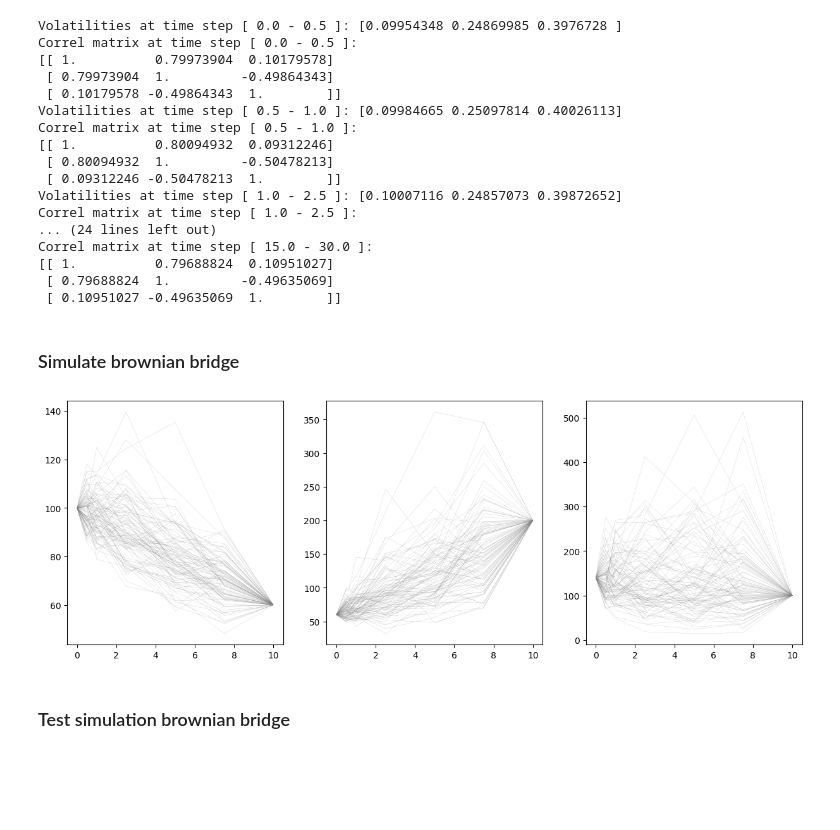
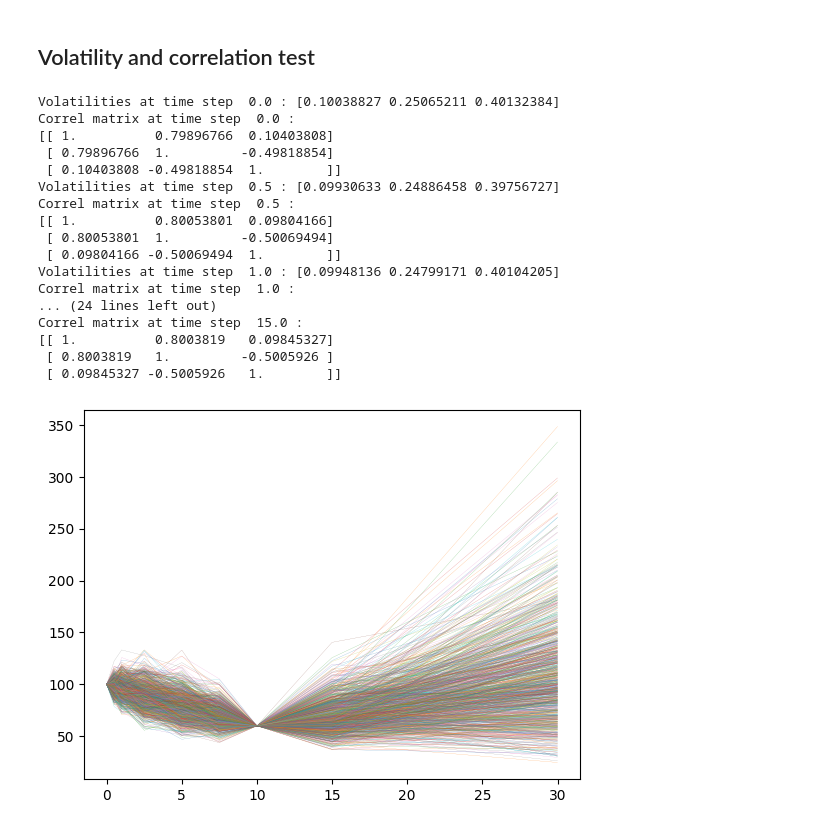
Before and after one commit to Lolillosky/PHD_CVA, a Jupyter notebook: NOTEBOOKS/PaperNotebooks/PaperResults.ipynb, the cells around one changed output. Saved outputs shown, nothing was run; the diff lists cells and outputs as text; code cells hidden in the pictures; blank space fills up the shorter version.

```diff
--- a/NOTEBOOKS/PaperNotebooks/PaperResults.ipynb
+++ b/NOTEBOOKS/PaperNotebooks/PaperResults.ipynb
@@ -64,3 +65,5 @@ sns.pairplot(
+# %% [markdown]
+## Volatility and correlation test
 # %%
 time_steps = [0.0, 0.5, 1.0, 2.5, 5.0, 7.5, 10.0, 15.0, 30.0]
 
@@ -82,46 +85,38 @@ for i in range(len(time_steps)-1):
 
     returns = np.log(paths[:,i+1,:].numpy()/paths[:,i,:].numpy())
 
-    print("Volatilities at time step [", time_steps[i], "-", time_steps[i+1], "]:", np.std(returns, axis=0)/np.sqrt(time_steps[i+1]-time_steps[i]))
-    print("Correl matrix at time step [", time_steps[i], "-", time_steps[i+1], "]:")
+    print("Volatilities at time step ", time_steps[i], ":", np.std(returns, axis=0)/np.sqrt(time_steps[i+1]-time_steps[i]))
+    print("Correl matrix at time step ", time_steps[i], ":")
     print(np.corrcoef(returns.T))
 # %% [output]
-Volatilities at time step [ 0.0 - 0.5 ]: [0.09954348 0.24869985 0.3976728 ]
-Correl matrix at time step [ 0.0 - 0.5 ]:
-[[ 1.          0.79973904  0.10179578]
- [ 0.79973904  1.         -0.49864343]
- [ 0.10179578 -0.49864343  1.        ]]
-Volatilities at time step [ 0.5 - 1.0 ]: [0.09984665 0.25097814 0.40026113]
-Correl matrix at time step [ 0.5 - 1.0 ]:
-[[ 1.          0.80094932  0.09312246]
- [ 0.80094932  1.         -0.50478213]
- [ 0.09312246 -0.50478213  1.        ]]
-Volatilities at time step [ 1.0 - 2.5 ]: [0.10007116 0.24857073 0.39872652]
-Correl matrix at time step [ 1.0 - 2.5 ]:
+Volatilities at time step  0.0 : [0.10038827 0.25065211 0.40132384]
+Correl matrix at time step  0.0 :
+[[ 1.          0.79896766  0.10403808]
+ [ 0.79896766  1.         -0.49818854]
+ [ 0.10403808 -0.49818854  1.        ]]
+Volatilities at time step  0.5 : [0.09930633 0.24886458 0.39756727]
+Correl matrix at time step  0.5 :
+[[ 1.          0.80053801  0.09804166]
+ [ 0.80053801  1.         -0.50069494]
+ [ 0.09804166 -0.50069494  1.        ]]
+Volatilities at time step  1.0 : [0.09948136 0.24799171 0.40104205]
+Correl matrix at time step  1.0 :
 ... (24 lines left out)
-Correl matrix at time step [ 15.0 - 30.0 ]:
-[[ 1.          0.79688824  0.10951027]
- [ 0.79688824  1.         -0.49635069]
- [ 0.10951027 -0.49635069  1.        ]]
+Correl matrix at time step  15.0 :
+[[ 1.          0.8003819   0.09845327]
+ [ 0.8003819   1.         -0.5005926 ]
+ [ 0.09845327 -0.5005926   1.        ]]
-# %% [markdown]
-### Simulate brownian bridge
-# %%
-spot_t = [60,200,100]
-
-time_index = 6
-
-paths_bridge = simulator.simulate_paths_with_bridge(num_sims = 300000,
-        pivot_step_idx = 6,
-        spot_at_pivot= spot_t)
-
-f, ax = plt.subplots(1,3, figsize=(15,5))
-
-
-ax[0].plot(time_steps[0:time_index+1], paths_bridge[:100,:time_index+1,0].T.detach() ,linewidth = 0.1, color = 'grey');
-ax[1].plot(time_steps[0:time_index+1], paths_bridge[:100,:time_index+1,1].T.detach(), linewidth = 0.1, color = 'grey');
-ax[2].plot(time_steps[0:time_index+1], paths_bridge[:100,:time_index+1,2].T.detach(), linewidth = 0.1, color = 'grey');
-# %% [output]
-[figure, removed]
-# %% [markdown]
-### Test simulation brownian bridge
+# %%
+spot_t = [60,140,100]
+
+
+
+brown_bridge_paths = simulator.simulate_paths_with_bridge(num_sims = 1000,
+        pivot_step_idx = 6,
+        spot_at_pivot= spot_t)
+
+
+plt.plot(time_steps, brown_bridge_paths[:,:,0].T.detach(), linewidth = 0.1);
+# %% [output]
+[figure, added]
 # %%
```
Also changed, not shown: parts of 24 cells of this notebook, 2 other files.
